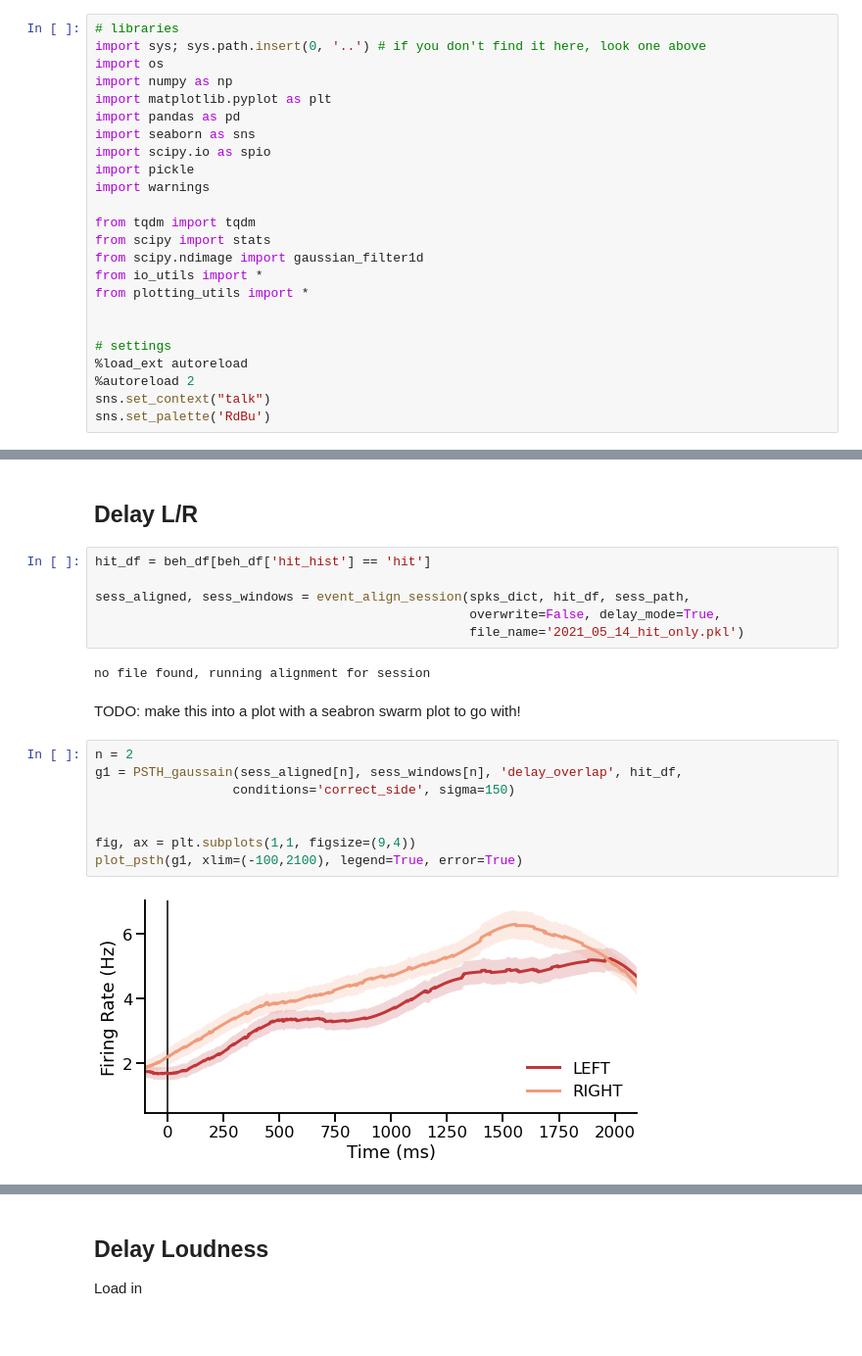
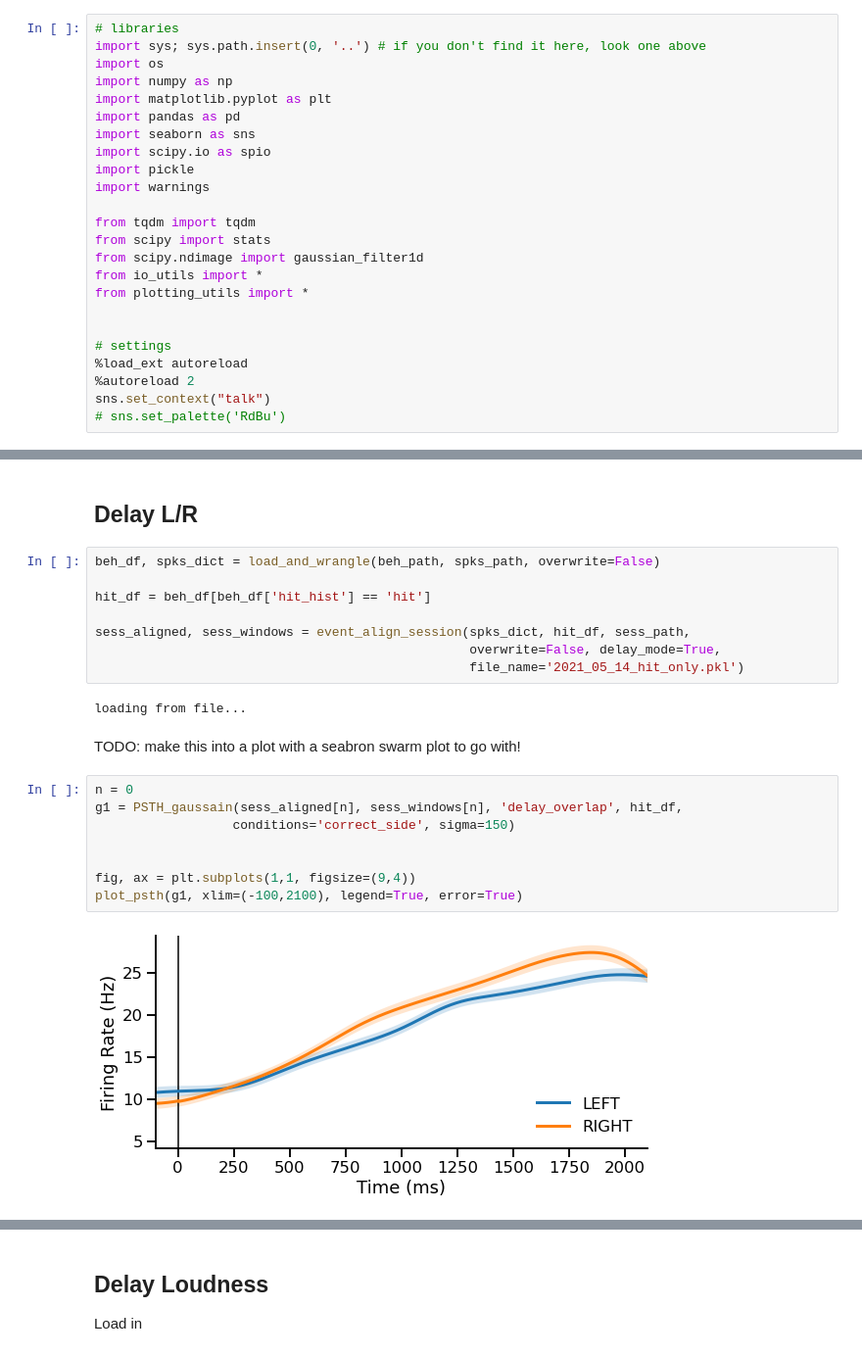
Before and after one commit to Brody-Lab/jbreda_PWM_mPFC_analysis, a Jupyter notebook: 2021_05_06_cleanup.ipynb, the cells around one changed output, grey strips where cells are left out. Shown: that part at 98% size. Cells and saved outputs as stored; diff of their text form.

Commit message:
l/r plots individually w stats. next step is to combine

```diff
--- a/2021_05_06_cleanup.ipynb
+++ b/2021_05_06_cleanup.ipynb
@@ -25,4 +25,4 @@ from plotting_utils import *
 %load_ext autoreload
 %autoreload 2
 sns.set_context("talk")
-sns.set_palette('RdBu')
+# sns.set_palette('RdBu')
@@ -53,22 +42,24 @@ spks_path = os.path.join(sess_path, spks_mat)
 # %% [markdown]
 ## Delay L/R
 # %%
+beh_df, spks_dict = load_and_wrangle(beh_path, spks_path, overwrite=False)
+
 hit_df = beh_df[beh_df['hit_hist'] == 'hit']
 
 sess_aligned, sess_windows = event_align_session(spks_dict, hit_df, sess_path,
                                                  overwrite=False, delay_mode=True,
                                                  file_name='2021_05_14_hit_only.pkl')
 # %% [output]
-no file found, running alignment for session
+loading from file...
 # %% [markdown]
 TODO: make this into a plot with a seabron swarm plot to go with!
 # %%
-n = 2
+n = 0
 g1 = PSTH_gaussain(sess_aligned[n], sess_windows[n], 'delay_overlap', hit_df,
                   conditions='correct_side', sigma=150)
 
 
 fig, ax = plt.subplots(1,1, figsize=(9,4))
 plot_psth(g1, xlim=(-100,2100), legend=True, error=True)
 # %% [output]
-[figure, old version]
+[figure, new version]
```
Also changed, not shown: parts of 7 cells of this notebook.
